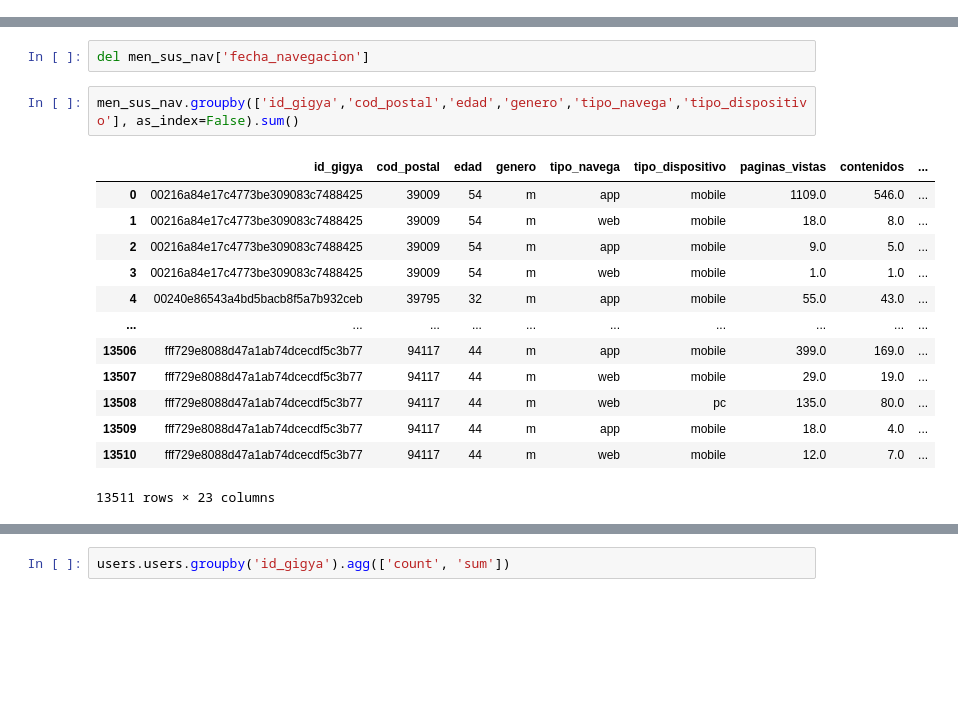
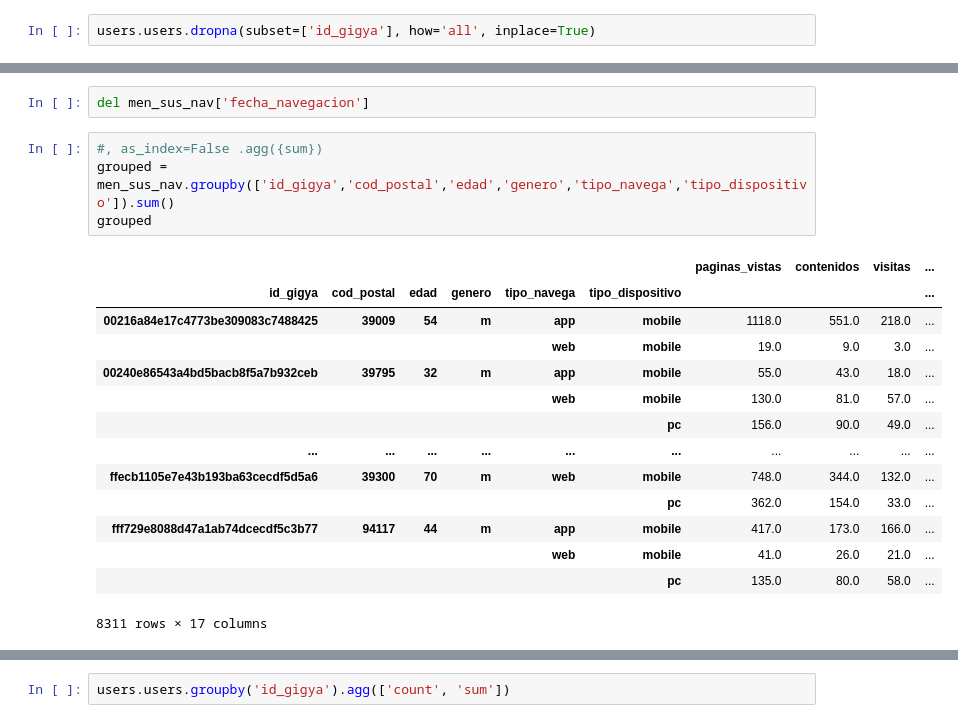
Before and after one commit to rgomezh/tfm-kschool, a Jupyter notebook: data-analysis.ipynb, the cells around one changed output, grey strips where cells are left out. Saved outputs shown, nothing was run; the diff lists cells and outputs as text; blank space fills up the shorter version.

Commit message:
Merge subscriptions with user navegation

```diff
--- a/data-analysis.ipynb
+++ b/data-analysis.ipynb
@@ -498,6 +498,8 @@ users.users['id_gigya'].isna().value_counts()
 False    377639
 True        153
 Name: id_gigya, dtype: int64
+# %%
+users.users.dropna(subset=['id_gigya'], how='all', inplace=True)
 # %%
 users.users['id_gigya'].isna().value_counts()
 # %% [output]
@@ -663,18 +665,21 @@ del men_sus_nav['cod_local']
 # %%
 del men_sus_nav['fecha_navegacion']
 # %%
-men_sus_nav.groupby(['id_gigya','cod_postal','edad','genero','tipo_navega','tipo_dispositivo'], as_index=False).sum()
+#, as_index=False .agg({sum})
+grouped = men_sus_nav.groupby(['id_gigya','cod_postal','edad','genero','tipo_navega','tipo_dispositivo']).sum()
+grouped
 # %% [output]
-|  | id_gigya | cod_postal | edad | genero | tipo_navega | tipo_dispositivo | paginas_vistas | contenidos | ... |
-| 0 | 00216a84e17c4773be309083c7488425 | 39009 | 54 | m | app | mobile | 1109.0 | 546.0 | ... |
-| 1 | 00216a84e17c4773be309083c7488425 | 39009 | 54 | m | web | mobile | 18.0 | 8.0 | ... |
-| 2 | 00216a84e17c4773be309083c7488425 | 39009 | 54 | m | app | mobile | 9.0 | 5.0 | ... |
-| 3 | 00216a84e17c4773be309083c7488425 | 39009 | 54 | m | web | mobile | 1.0 | 1.0 | ... |
-| 4 | 00240e86543a4bd5bacb8f5a7b932ceb | 39795 | 32 | m | app | mobile | 55.0 | 43.0 | ... |
+|  |  |  |  |  |  | paginas_vistas | contenidos | visitas | ... |
+| id_gigya | cod_postal | edad | genero | tipo_navega | tipo_dispositivo |  |  |  | ... |
+| 00216a84e17c4773be309083c7488425 | 39009 | 54 | m | app | mobile | 1118.0 | 551.0 | 218.0 | ... |
+|  |  |  |  | web | mobile | 19.0 | 9.0 | 3.0 | ... |
+| 00240e86543a4bd5bacb8f5a7b932ceb | 39795 | 32 | m | app | mobile | 55.0 | 43.0 | 18.0 | ... |
+|  |  |  |  | web | mobile | 130.0 | 81.0 | 57.0 | ... |
+|  |  |  |  |  | pc | 156.0 | 90.0 | 49.0 | ... |
 | ... | ... | ... | ... | ... | ... | ... | ... | ... | ... |
-| 13506 | fff729e8088d47a1ab74dcecdf5c3b77 | 94117 | 44 | m | app | mobile | 399.0 | 169.0 | ... |
-| 13507 | fff729e8088d47a1ab74dcecdf5c3b77 | 94117 | 44 | m | web | mobile | 29.0 | 19.0 | ... |
-| 13508 | fff729e8088d47a1ab74dcecdf5c3b77 | 94117 | 44 | m | web | pc | 135.0 | 80.0 | ... |
-| 13509 | fff729e8088d47a1ab74dcecdf5c3b77 | 94117 | 44 | m | app | mobile | 18.0 | 4.0 | ... |
-| 13510 | fff729e8088d47a1ab74dcecdf5c3b77 | 94117 | 44 | m | web | mobile | 12.0 | 7.0 | ... |
+| ffecb1105e7e43b193ba63cecdf5d5a6 | 39300 | 70 | m | web | mobile | 748.0 | 344.0 | 132.0 | ... |
+|  |  |  |  |  | pc | 362.0 | 154.0 | 33.0 | ... |
+| fff729e8088d47a1ab74dcecdf5c3b77 | 94117 | 44 | m | app | mobile | 417.0 | 173.0 | 166.0 | ... |
+|  |  |  |  | web | mobile | 41.0 | 26.0 | 21.0 | ... |
+|  |  |  |  |  | pc | 135.0 | 80.0 | 58.0 | ... |
-13511 rows × 23 columns
+8311 rows × 17 columns
```
Also changed, not shown: parts of 11 cells of this notebook, 1 other file.
